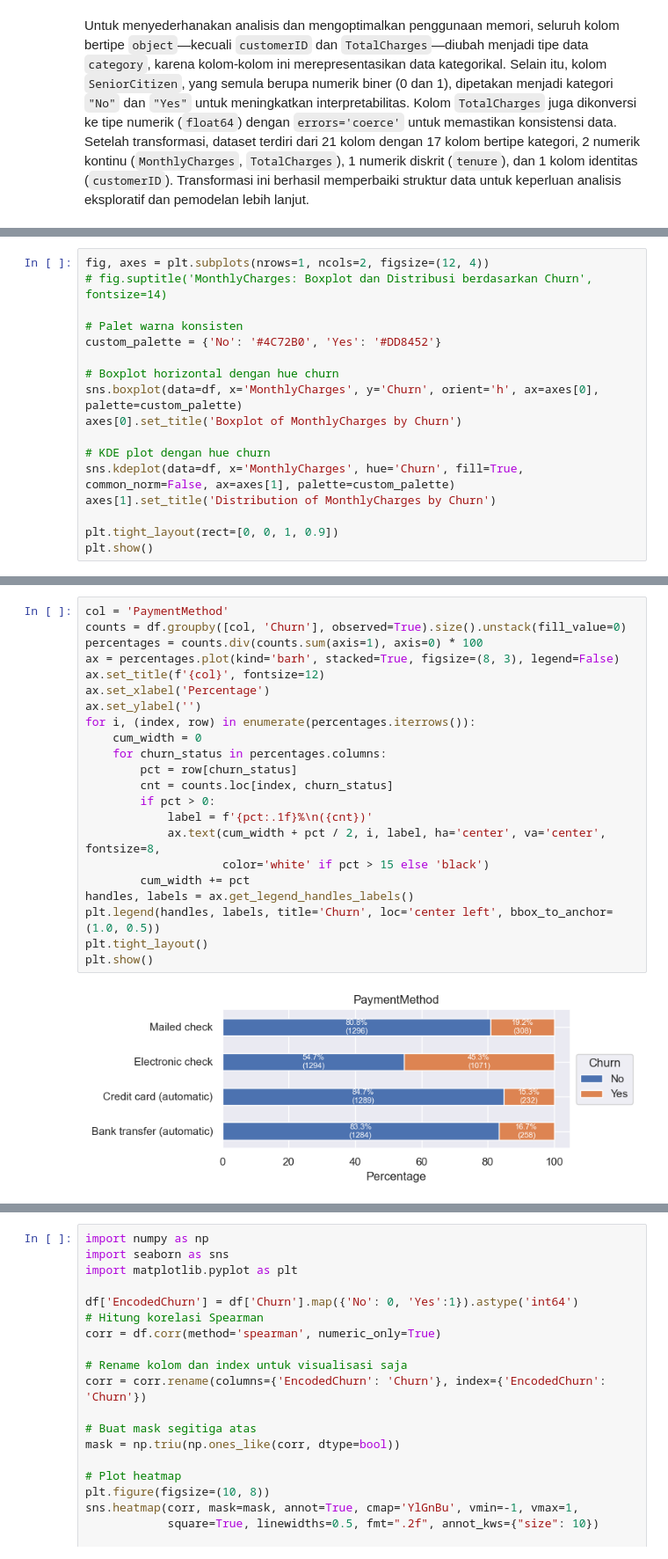
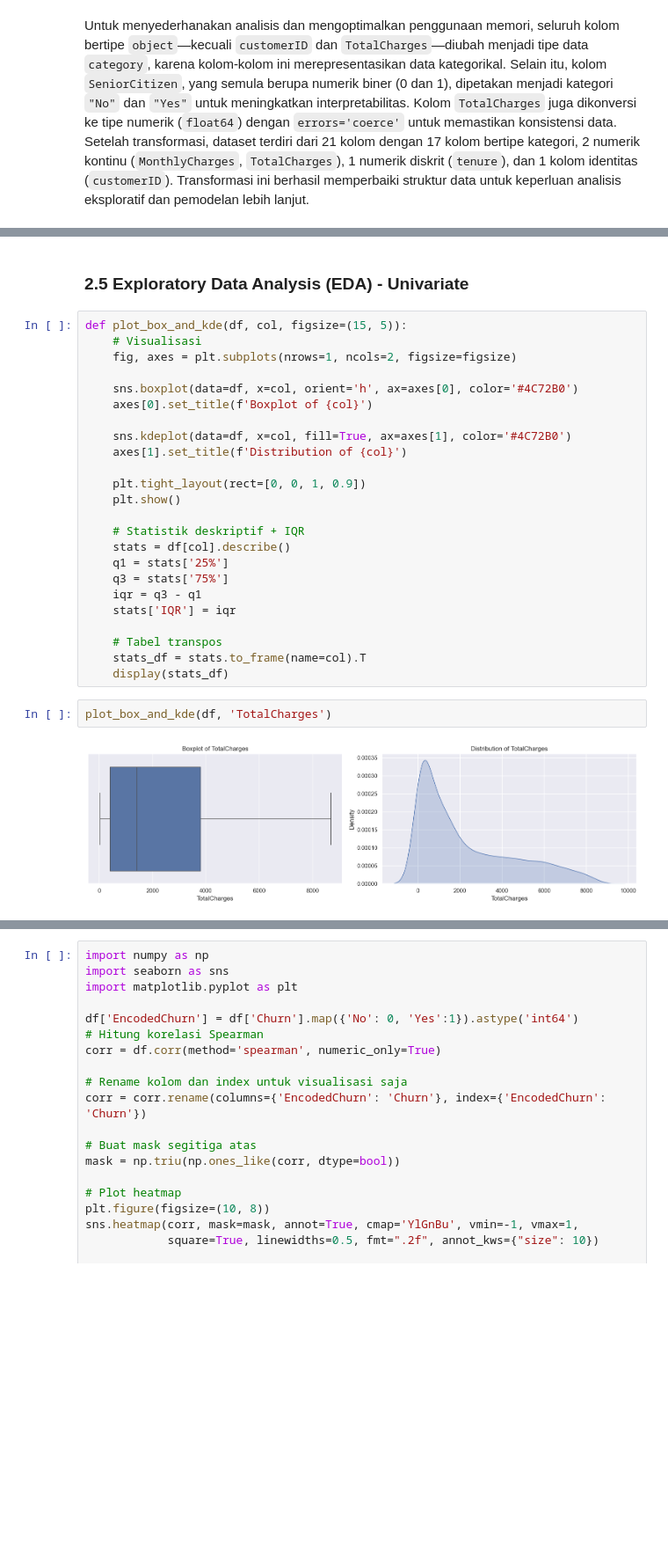
Before and after one commit to hansdarmawann/telco-churn-v2, a Jupyter notebook: notebooks/1.1-sec2.ipynb, the cells around one changed output, grey strips where cells are left out. Shown at 88% size. Cells and saved outputs as stored; diff of their text form; blank space fills up the shorter version.

```diff
--- a/notebooks/1.1-sec2.ipynb
+++ b/notebooks/1.1-sec2.ipynb
@@ -470,17 +334,0 @@ plt.show()
-# %%
-fig, axes = plt.subplots(nrows=1, ncols=2, figsize=(12, 4))
-# fig.suptitle('MonthlyCharges: Boxplot dan Distribusi berdasarkan Churn', fontsize=14)
-
-# Palet warna konsisten
-custom_palette = {'No': '#4C72B0', 'Yes': '#DD8452'}
-
-# Boxplot horizontal dengan hue churn
-sns.boxplot(data=df, x='MonthlyCharges', y='Churn', orient='h', ax=axes[0], palette=custom_palette)
-axes[0].set_title('Boxplot of MonthlyCharges by Churn')
-
-# KDE plot dengan hue churn
-sns.kdeplot(data=df, x='MonthlyCharges', hue='Churn', fill=True, common_norm=False, ax=axes[1], palette=custom_palette)
-axes[1].set_title('Distribution of MonthlyCharges by Churn')
-
-plt.tight_layout(rect=[0, 0, 1, 0.9])
-plt.show()
@@ -858,24 +335,30 @@ plt.show()
-# %%
-col = 'PaymentMethod'
-counts = df.groupby([col, 'Churn'], observed=True).size().unstack(fill_value=0)
-percentages = counts.div(counts.sum(axis=1), axis=0) * 100
-ax = percentages.plot(kind='barh', stacked=True, figsize=(8, 3), legend=False)
-ax.set_title(f'{col}', fontsize=12)
-ax.set_xlabel('Percentage')
-ax.set_ylabel('')
-for i, (index, row) in enumerate(percentages.iterrows()):
-    cum_width = 0
-    for churn_status in percentages.columns:
-        pct = row[churn_status]
-        cnt = counts.loc[index, churn_status]
-        if pct > 0:
-            label = f'{pct:.1f}%\n({cnt})'
-            ax.text(cum_width + pct / 2, i, label, ha='center', va='center', fontsize=8,
-                    color='white' if pct > 15 else 'black')
-        cum_width += pct
-handles, labels = ax.get_legend_handles_labels()
-plt.legend(handles, labels, title='Churn', loc='center left', bbox_to_anchor=(1.0, 0.5))
-plt.tight_layout()
-plt.show()
-# %% [output]
-[figure, removed]
+# %% [markdown]
+### 2.5 Exploratory Data Analysis (EDA) - Univariate
+# %%
+def plot_box_and_kde(df, col, figsize=(15, 5)):
+    # Visualisasi
+    fig, axes = plt.subplots(nrows=1, ncols=2, figsize=figsize)
+
+    sns.boxplot(data=df, x=col, orient='h', ax=axes[0], color='#4C72B0')
+    axes[0].set_title(f'Boxplot of {col}')
+
+    sns.kdeplot(data=df, x=col, fill=True, ax=axes[1], color='#4C72B0')
+    axes[1].set_title(f'Distribution of {col}')
+
+    plt.tight_layout(rect=[0, 0, 1, 0.9])
+    plt.show()
+
+    # Statistik deskriptif + IQR
+    stats = df[col].describe()
+    q1 = stats['25%']
+    q3 = stats['75%']
+    iqr = q3 - q1
+    stats['IQR'] = iqr
+
+    # Tabel transpos
+    stats_df = stats.to_frame(name=col).T
+    display(stats_df)
+# %%
+plot_box_and_kde(df, 'TotalCharges')
+# %% [output]
+[figure, added]
```
Also changed, not shown: parts of 75 cells of this notebook.
